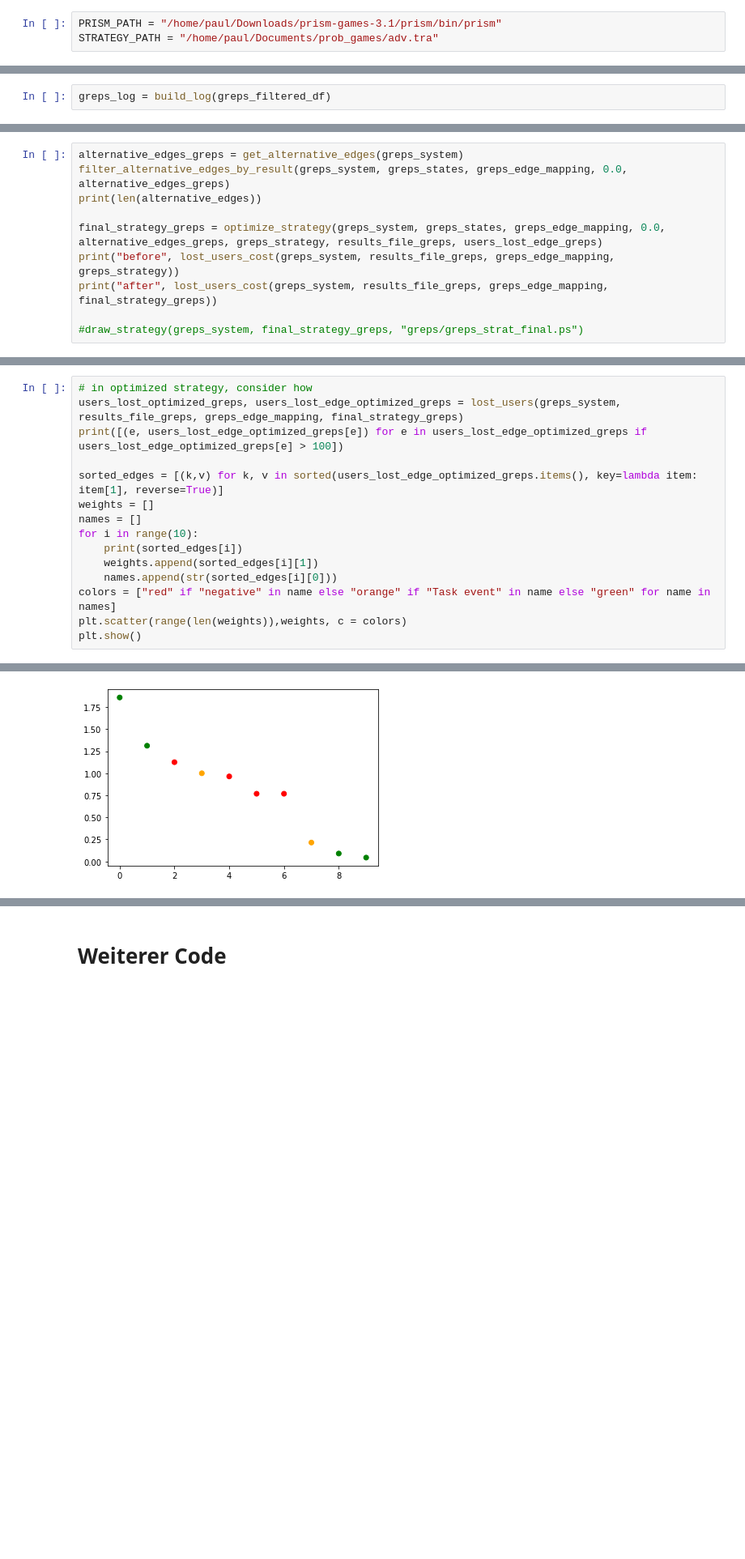
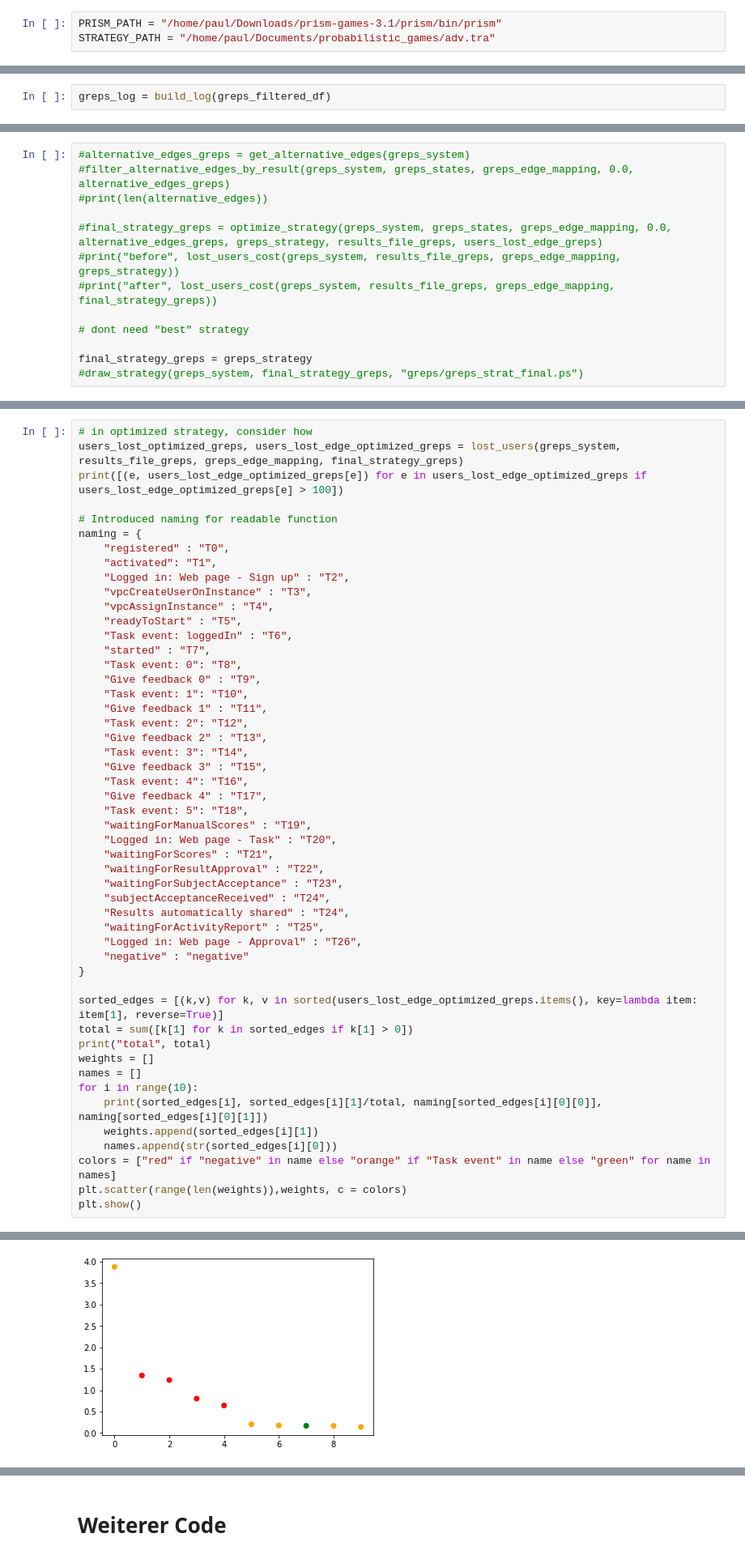
Before and after one commit to smartjourneymining/probabilistic_games, a Jupyter notebook: prob_games.ipynb, the cells around one changed output, grey strips where cells are left out. Shown at 81% size. Drawn from its saved outputs; the diff is of its cells as text; blank space fills up the shorter version.

Commit message:
current state

```diff
--- a/prob_games.ipynb
+++ b/prob_games.ipynb
@@ -36,7 +36,7 @@ from matplotlib.colors import rgb2hex
 import os # for output
 # %%
 PRISM_PATH = "/home/paul/Downloads/prism-games-3.1/prism/bin/prism"
-STRATEGY_PATH = "/home/paul/Documents/prob_games/adv.tra"
+STRATEGY_PATH = "/home/paul/Documents/probabilistic_games/adv.tra"
 # %%
 from pm4py.objects.log.importer.xes import importer as xes_importer
 log_application = xes_importer.apply('BPI Challenge 2017.xes')
@@ -2018,10 +2041,13 @@ cost -12.454342092721912
 # %%
-alternative_edges_greps = get_alternative_edges(greps_system)
-filter_alternative_edges_by_result(greps_system, greps_states, greps_edge_mapping, 0.0, alternative_edges_greps)
-print(len(alternative_edges))
+#alternative_edges_greps = get_alternative_edges(greps_system)
+#filter_alternative_edges_by_result(greps_system, greps_states, greps_edge_mapping, 0.0, alternative_edges_greps)
+#print(len(alternative_edges))
 
-final_strategy_greps = optimize_strategy(greps_system, greps_states, greps_edge_mapping, 0.0, alternative_edges_greps, greps_strategy, results_file_greps, users_lost_edge_greps)
-print("before", lost_users_cost(greps_system, results_file_greps, greps_edge_mapping, greps_strategy))
-print("after", lost_users_cost(greps_system, results_file_greps, greps_edge_mapping, final_strategy_greps))
+#final_strategy_greps = optimize_strategy(greps_system, greps_states, greps_edge_mapping, 0.0, alternative_edges_greps, greps_strategy, results_file_greps, users_lost_edge_greps)
+#print("before", lost_users_cost(greps_system, results_file_greps, greps_edge_mapping, greps_strategy))
+#print("after", lost_users_cost(greps_system, results_file_greps, greps_edge_mapping, final_strategy_greps))
 
+# dont need "best" strategy
+
+final_strategy_greps = greps_strategy
 #draw_strategy(greps_system, final_strategy_greps, "greps/greps_strat_final.ps")
@@ -2058,11 +2065,46 @@ equal strategy
 users_lost_optimized_greps, users_lost_edge_optimized_greps = lost_users(greps_system, results_file_greps, greps_edge_mapping, final_strategy_greps)
 print([(e, users_lost_edge_optimized_greps[e]) for e in users_lost_edge_optimized_greps if users_lost_edge_optimized_greps[e] > 100])
 
+# Introduced naming for readable function
+naming = {
+    "registered" : "T0",
+    "activated": "T1",
+    "Logged in: Web page - Sign up" : "T2",
+    "vpcCreateUserOnInstance" : "T3",
+    "vpcAssignInstance" : "T4",
+    "readyToStart" : "T5",
+    "Task event: loggedIn" : "T6",
+    "started" : "T7",
+    "Task event: 0": "T8",
+    "Give feedback 0" : "T9",
+    "Task event: 1": "T10",
+    "Give feedback 1" : "T11",
+    "Task event: 2": "T12",
+    "Give feedback 2" : "T13",
+    "Task event: 3": "T14",
+    "Give feedback 3" : "T15",
+    "Task event: 4": "T16",
+    "Give feedback 4" : "T17",
+    "Task event: 5": "T18",
+    "waitingForManualScores" : "T19",
+    "Logged in: Web page - Task" : "T20",
+    "waitingForScores" : "T21",
+    "waitingForResultApproval" : "T22",
+    "waitingForSubjectAcceptance" : "T23",
+    "subjectAcceptanceReceived" : "T24",
+    "Results automatically shared" : "T24",
+    "waitingForActivityReport" : "T25",
+    "Logged in: Web page - Approval" : "T26",
+    "negative" : "negative"
+}
+
 sorted_edges = [(k,v) for k, v in sorted(users_lost_edge_optimized_greps.items(), key=lambda item: item[1], reverse=True)]
+total = sum([k[1] for k in sorted_edges if k[1] > 0])
+print("total", total)
 weights = []
 names = []
 for i in range(10):
-    print(sorted_edges[i])
+    print(sorted_edges[i], sorted_edges[i][1]/total, naming[sorted_edges[i][0][0]], naming[sorted_edges[i][0][1]])
     weights.append(sorted_edges[i][1])
     names.append(str(sorted_edges[i][0]))
 colors = ["red" if "negative" in name else "orange" if "Task event" in name else "green" for name in names]
@@ -2083 +2126 @@ plt.show()
-[figure, old version]
+[figure, new version]
```
Also changed, not shown: parts of 23 cells of this notebook.
